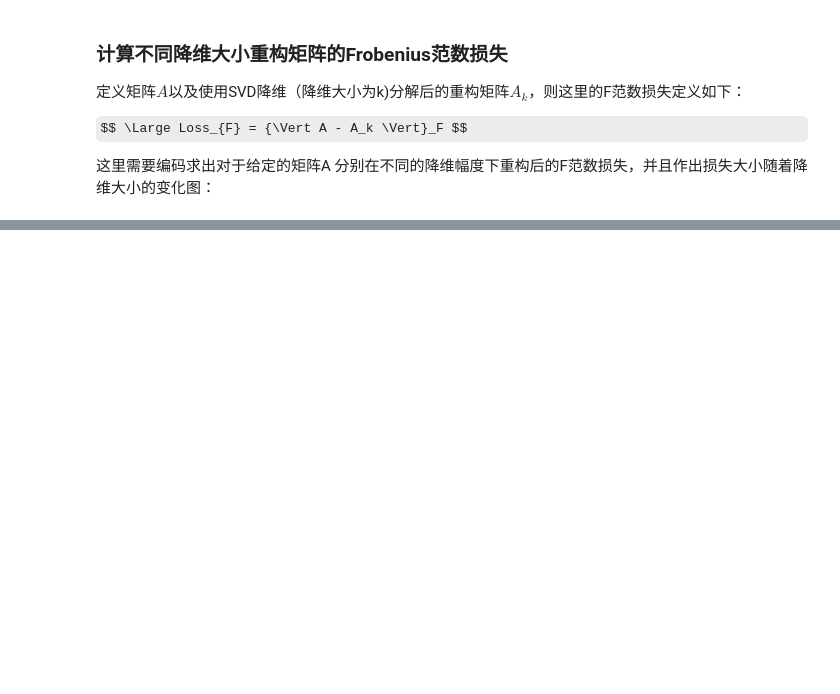
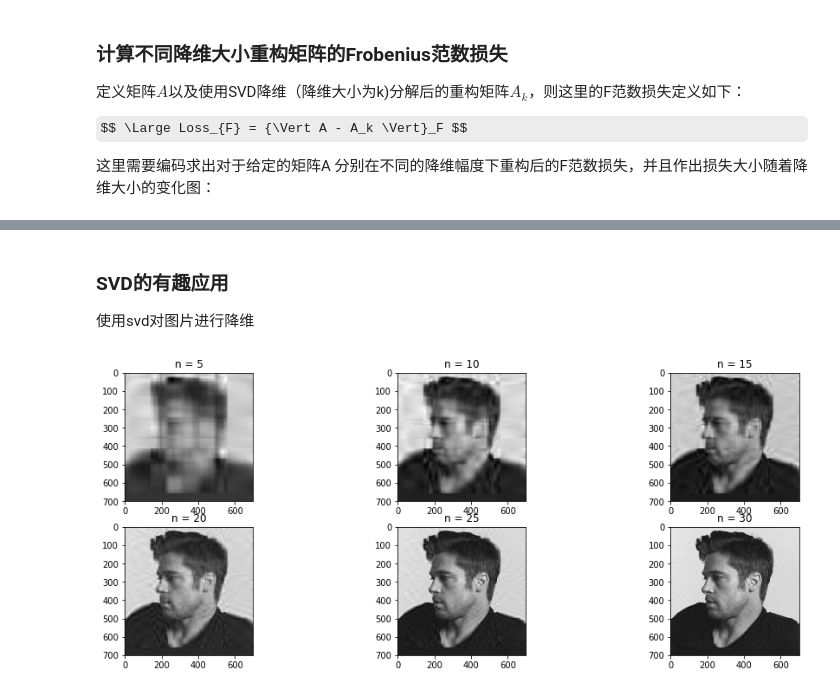
Before and after one commit to zhangjiqiang/CodeProject, a Jupyter notebook: LinearAlgebra-master/Linear_Algebra.ipynb, the cells around one changed output, grey strips where cells are left out. Saved outputs shown, nothing was run; the diff lists cells and outputs as text; code cells hidden in the pictures; some formulas as TeX source; blank space fills up the shorter version.

```diff
--- a/LinearAlgebra-master/Linear_Algebra.ipynb
+++ b/LinearAlgebra-master/Linear_Algebra.ipynb
@@ -490,0 +499,22 @@ plt.ylabel('F Loss')
+# %% [markdown]
+### SVD的有趣应用
+使用svd对图片进行降维
+# %%
+from PIL import Image
+im = Image.open('test_boy.jpeg')
+im = im.convert("L")
+width, height = im.size
+pixels = np.array(im.getdata(band = 0),dtype=np.int64)
+A = np.reshape(pixels, (height,width))
+U,D,VT = calc_svd(A)
+# %%
+plt.figure(figsize=(16,6))
+for i,topk in enumerate([5, 10, 15, 20, 30, 50]):
+    reconstimg = np.matrix(U[:, :topk]) * np.diag(D[:topk]) * np.matrix(VT[:topk, :])
+    plt.subplot(231+i)
+    plt.imshow(reconstimg, cmap='gray')
+    title = "n = %s" % ((i+1)*5)
+    plt.title(title)
+plt.show()
+# %% [output]
+[figure, added]
```
Also changed, not shown: parts of 3 cells of this notebook.
